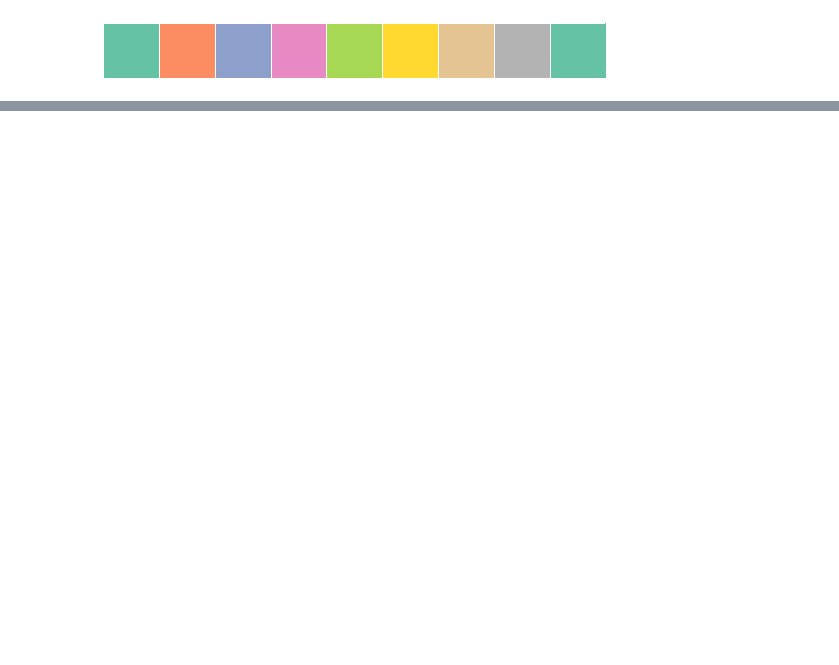
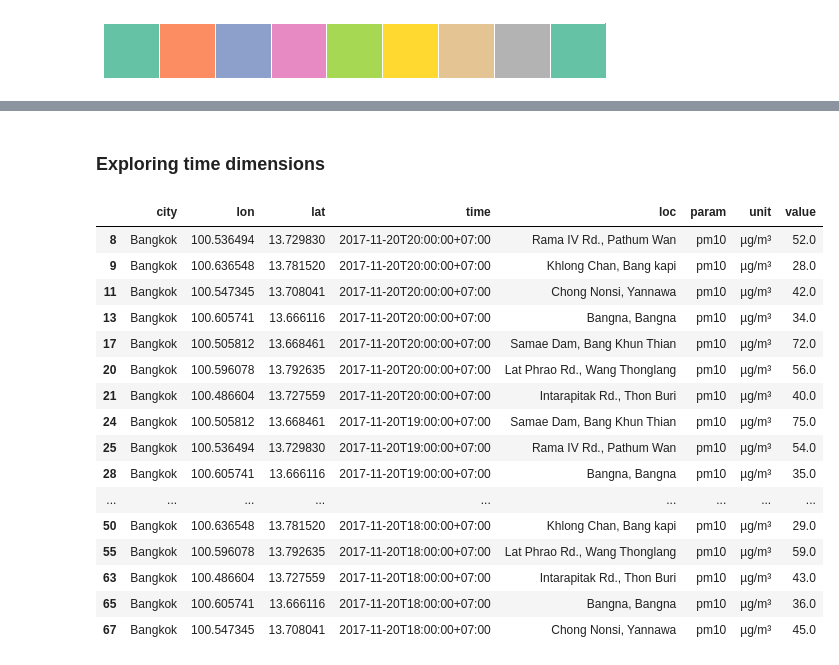
Before and after one commit to franckalbinet/iot-nbtc-itu, a Jupyter notebook: labs/src/data-analysis/2-exercise-bangkok-air-quality.ipynb, the cells around one changed output, grey strips where cells are left out. Cells and saved outputs as stored; diff of their text form; code cells hidden in the pictures; blank space fills up the shorter version.

```diff
--- a/labs/src/data-analysis/2-exercise-bangkok-air-quality.ipynb
+++ b/labs/src/data-analysis/2-exercise-bangkok-air-quality.ipynb
@@ -120,0 +162,22 @@ map_loc
+# %% [markdown]
+### Exploring time dimensions
+# %%
+pm10.head(20)
+# %% [output]
+|  | city | lon | lat | time | loc | param | unit | value |
+| 8 | Bangkok | 100.536494 | 13.729830 | 2017-11-20T20:00:00+07:00 | Rama IV Rd., Pathum Wan | pm10 | µg/m³ | 52.0 |
+| 9 | Bangkok | 100.636548 | 13.781520 | 2017-11-20T20:00:00+07:00 | Khlong Chan, Bang kapi | pm10 | µg/m³ | 28.0 |
+| 11 | Bangkok | 100.547345 | 13.708041 | 2017-11-20T20:00:00+07:00 | Chong Nonsi, Yannawa | pm10 | µg/m³ | 42.0 |
+| 13 | Bangkok | 100.605741 | 13.666116 | 2017-11-20T20:00:00+07:00 | Bangna, Bangna | pm10 | µg/m³ | 34.0 |
+| 17 | Bangkok | 100.505812 | 13.668461 | 2017-11-20T20:00:00+07:00 | Samae Dam, Bang Khun Thian | pm10 | µg/m³ | 72.0 |
+| 20 | Bangkok | 100.596078 | 13.792635 | 2017-11-20T20:00:00+07:00 | Lat Phrao Rd., Wang Thonglang | pm10 | µg/m³ | 56.0 |
+| 21 | Bangkok | 100.486604 | 13.727559 | 2017-11-20T20:00:00+07:00 | Intarapitak Rd., Thon Buri | pm10 | µg/m³ | 40.0 |
+| 24 | Bangkok | 100.505812 | 13.668461 | 2017-11-20T19:00:00+07:00 | Samae Dam, Bang Khun Thian | pm10 | µg/m³ | 75.0 |
+| 25 | Bangkok | 100.536494 | 13.729830 | 2017-11-20T19:00:00+07:00 | Rama IV Rd., Pathum Wan | pm10 | µg/m³ | 54.0 |
+| 28 | Bangkok | 100.605741 | 13.666116 | 2017-11-20T19:00:00+07:00 | Bangna, Bangna | pm10 | µg/m³ | 35.0 |
+| ... | ... | ... | ... | ... | ... | ... | ... | ... |
+| 50 | Bangkok | 100.636548 | 13.781520 | 2017-11-20T18:00:00+07:00 | Khlong Chan, Bang kapi | pm10 | µg/m³ | 29.0 |
+| 55 | Bangkok | 100.596078 | 13.792635 | 2017-11-20T18:00:00+07:00 | Lat Phrao Rd., Wang Thonglang | pm10 | µg/m³ | 59.0 |
+| 63 | Bangkok | 100.486604 | 13.727559 | 2017-11-20T18:00:00+07:00 | Intarapitak Rd., Thon Buri | pm10 | µg/m³ | 43.0 |
+| 65 | Bangkok | 100.605741 | 13.666116 | 2017-11-20T18:00:00+07:00 | Bangna, Bangna | pm10 | µg/m³ | 36.0 |
+| 67 | Bangkok | 100.547345 | 13.708041 | 2017-11-20T18:00:00+07:00 | Chong Nonsi, Yannawa | pm10 | µg/m³ | 45.0 |
```
Also changed, not shown: parts of 14 cells of this notebook, 2 other files.
